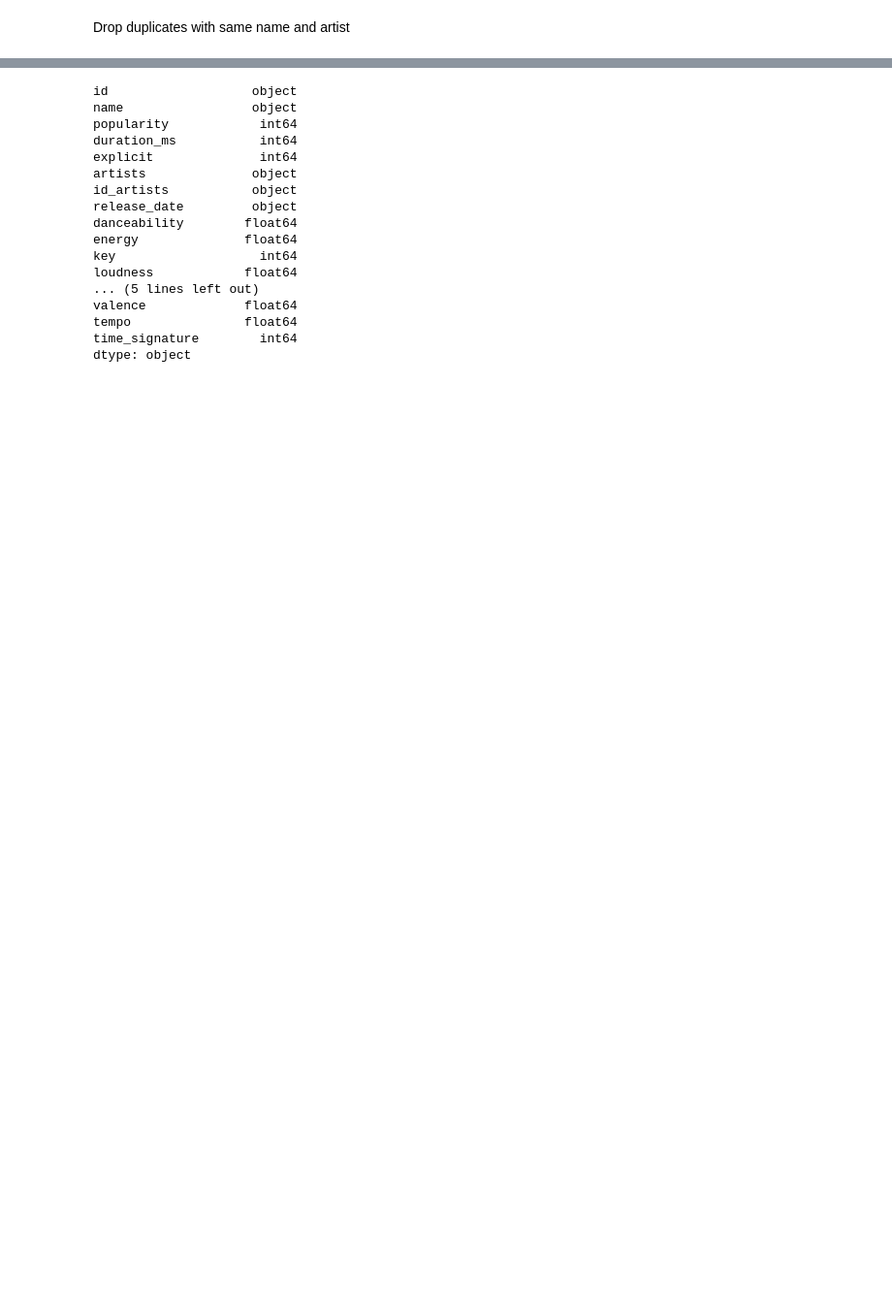
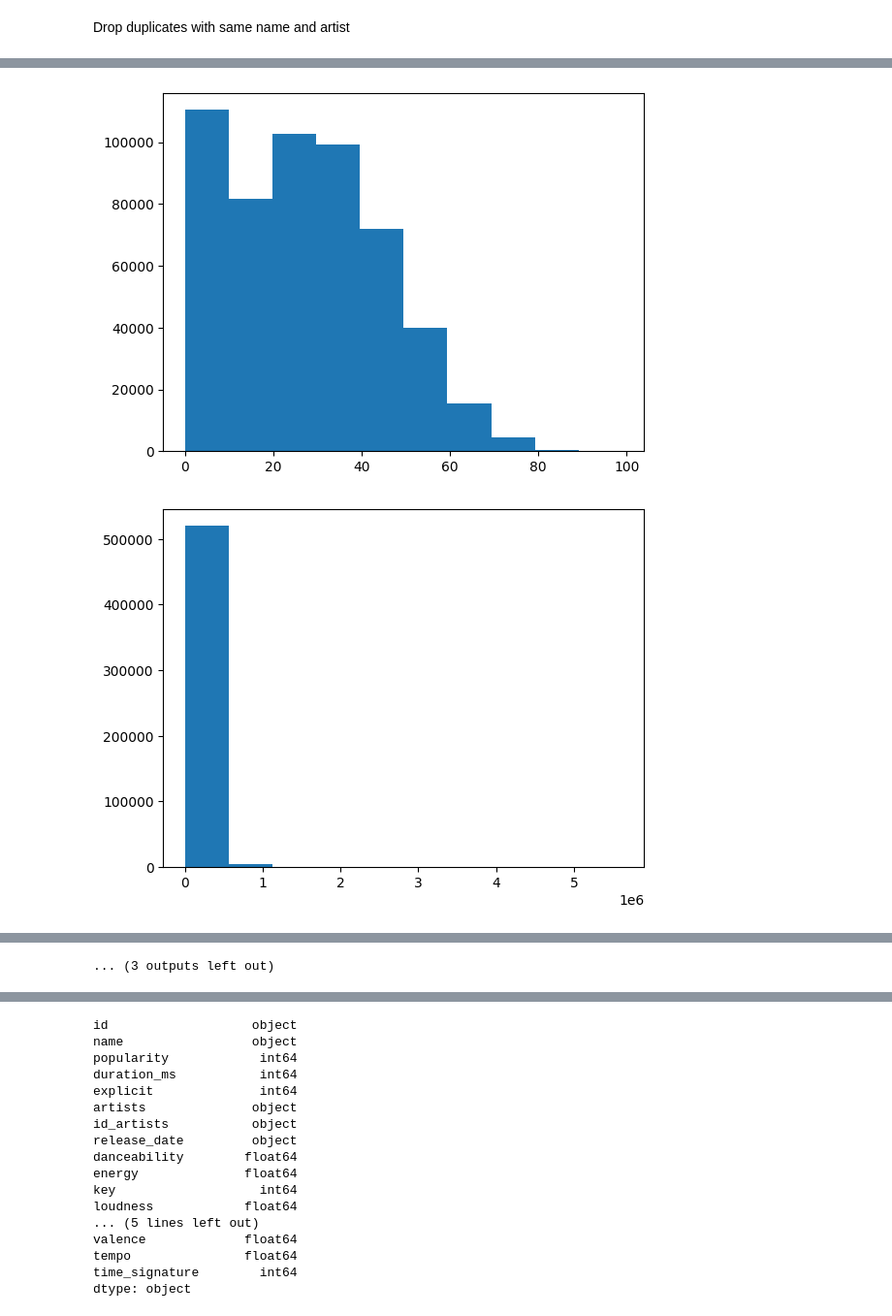
Before and after one commit to aria-51/dsw_tisabop, a Jupyter notebook: da_draftv1.ipynb, the cells around one changed output, grey strips where cells are left out. Shown at 97% size. Drawn from its saved outputs; the diff is of its cells as text; code cells hidden in the pictures; blank space fills up the shorter version.

```diff
--- a/da_draftv1.ipynb
+++ b/da_draftv1.ipynb
@@ -23,0 +72,11 @@ print(spotify_tracks.shape)
+# %%
+quantitative_columns=[column for column in spotify_tracks.columns if spotify_tracks[column].dtypes!='object']
+weoooo=spotify_tracks[quantitative_columns]
+# %%
+
+for column in quantitative_columns:
+    plt.hist(weoooo[column])
+    plt.show()
+# %% [output]
+[figure, added]
+[figure, added]
@@ -23,0 +93 @@ print(spotify_tracks.shape)
+... (3 outputs left out)
```
Also changed, not shown: parts of 65 cells of this notebook.
